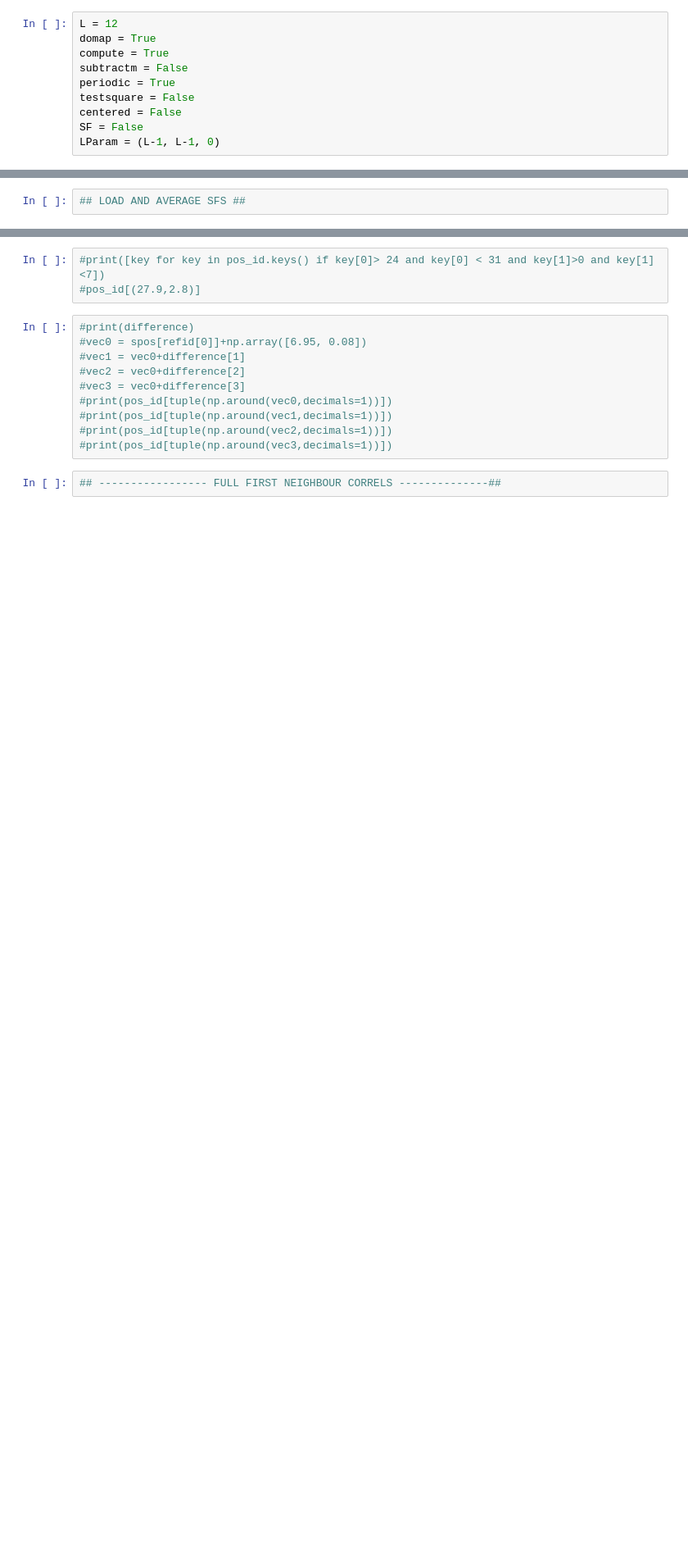
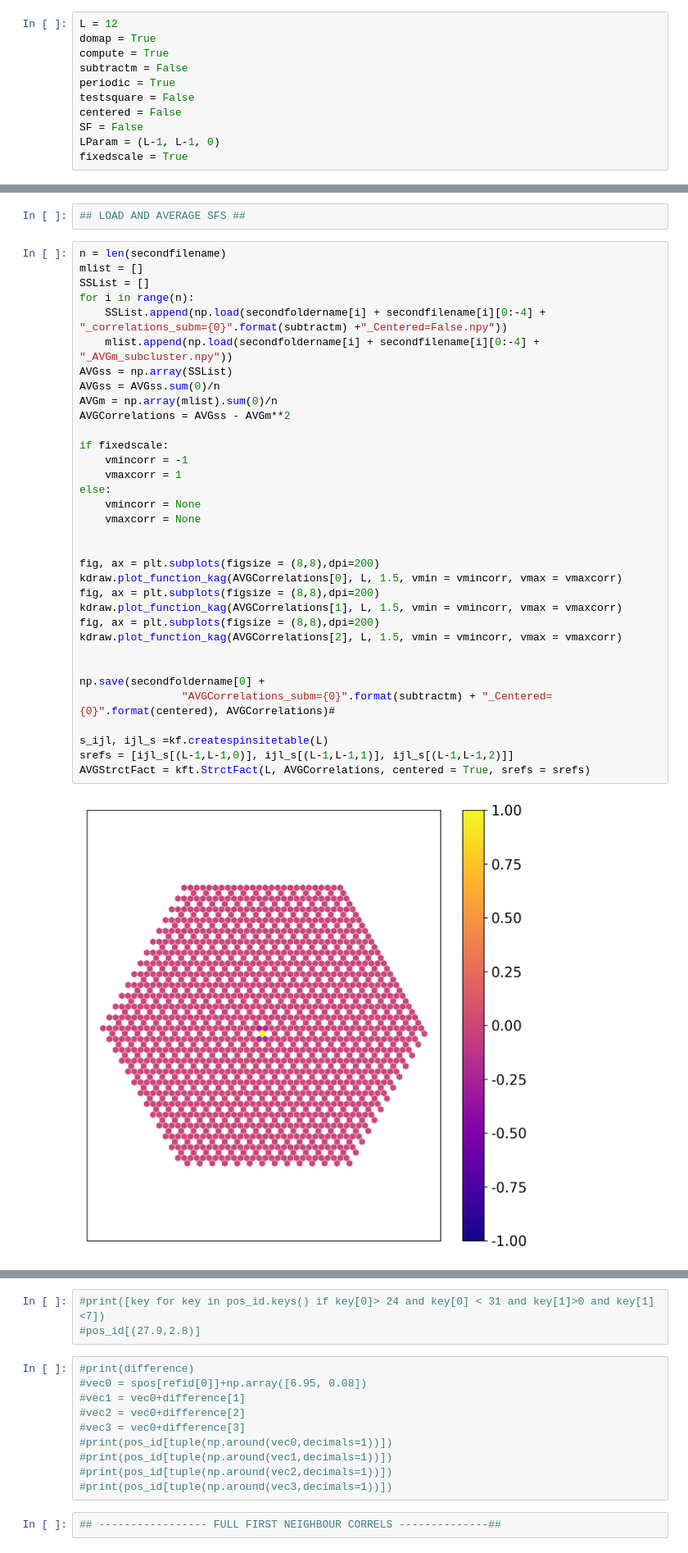
Before and after one commit to jeannecolbois/myopic-dual-worm, a Jupyter notebook: dualworm-kagome/AnalysisBasis_OBCCorrelations_SeveralFiles.ipynb, the cells around one changed output, grey strips where cells are left out. Shown at 82% size. Saved outputs shown, nothing was run; the diff lists cells and outputs as text; blank space fills up the shorter version.

```diff
--- a/dualworm-kagome/AnalysisBasis_OBCCorrelations_SeveralFiles.ipynb
+++ b/dualworm-kagome/AnalysisBasis_OBCCorrelations_SeveralFiles.ipynb
@@ -108,6 +110,7 @@ testsquare = False
 centered = False
 SF = False
 LParam = (L-1, L-1, 0)
+fixedscale = True
 # %%
 ## ----------------- FILE BY FILE SF COMPUTATION ---------------##
 # %%
@@ -335,3 +336,39 @@ else:
     kdraw.plot_function_kag(Correlations[2], L, 1.5, vmin = -1, vmax = 1)
 # %%
 ## LOAD AND AVERAGE SFS ##
+# %%
+n = len(secondfilename)
+mlist = []
+SSList = []
+for i in range(n):
+    SSList.append(np.load(secondfoldername[i] + secondfilename[i][0:-4] + "_correlations_subm={0}".format(subtractm) +"_Centered=False.npy"))
+    mlist.append(np.load(secondfoldername[i] + secondfilename[i][0:-4] + "_AVGm_subcluster.npy"))
+AVGss = np.array(SSList)
+AVGss = AVGss.sum(0)/n
+AVGm = np.array(mlist).sum(0)/n
+AVGCorrelations = AVGss - AVGm**2
+
+if fixedscale:
+    vmincorr = -1
+    vmaxcorr = 1
+else:
+    vmincorr = None
+    vmaxcorr = None
+
+
+fig, ax = plt.subplots(figsize = (8,8),dpi=200)
+kdraw.plot_function_kag(AVGCorrelations[0], L, 1.5, vmin = vmincorr, vmax = vmaxcorr)
+fig, ax = plt.subplots(figsize = (8,8),dpi=200)
+kdraw.plot_function_kag(AVGCorrelations[1], L, 1.5, vmin = vmincorr, vmax = vmaxcorr)
+fig, ax = plt.subplots(figsize = (8,8),dpi=200)
+kdraw.plot_function_kag(AVGCorrelations[2], L, 1.5, vmin = vmincorr, vmax = vmaxcorr)
+
+
+np.save(secondfoldername[0] +
+                "AVGCorrelations_subm={0}".format(subtractm) + "_Centered={0}".format(centered), AVGCorrelations)#
+
+s_ijl, ijl_s =kf.createspinsitetable(L)
+srefs = [ijl_s[(L-1,L-1,0)], ijl_s[(L-1,L-1,1)], ijl_s[(L-1,L-1,2)]]
+AVGStrctFact = kft.StrctFact(L, AVGCorrelations, centered = True, srefs = srefs)
+# %% [output]
+[figure, added]
```
Also changed, not shown: parts of 7 cells of this notebook, 1 other file.
